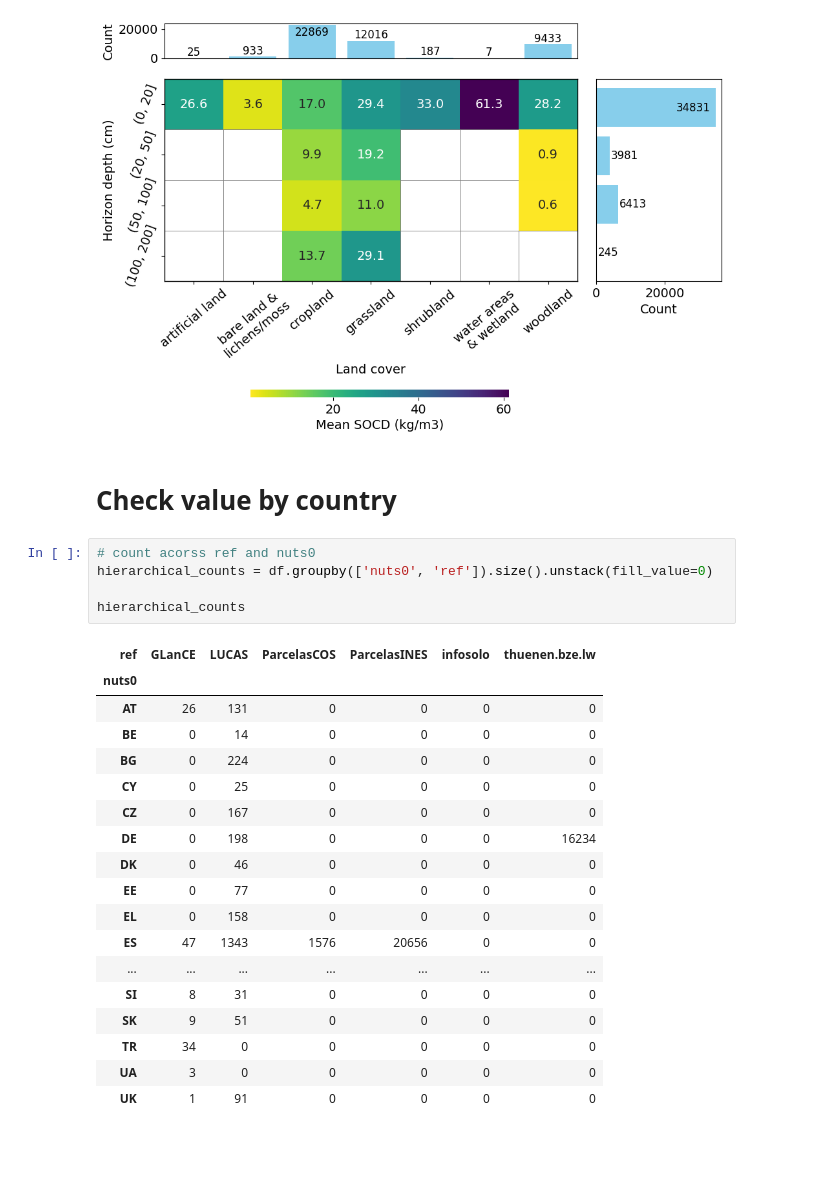
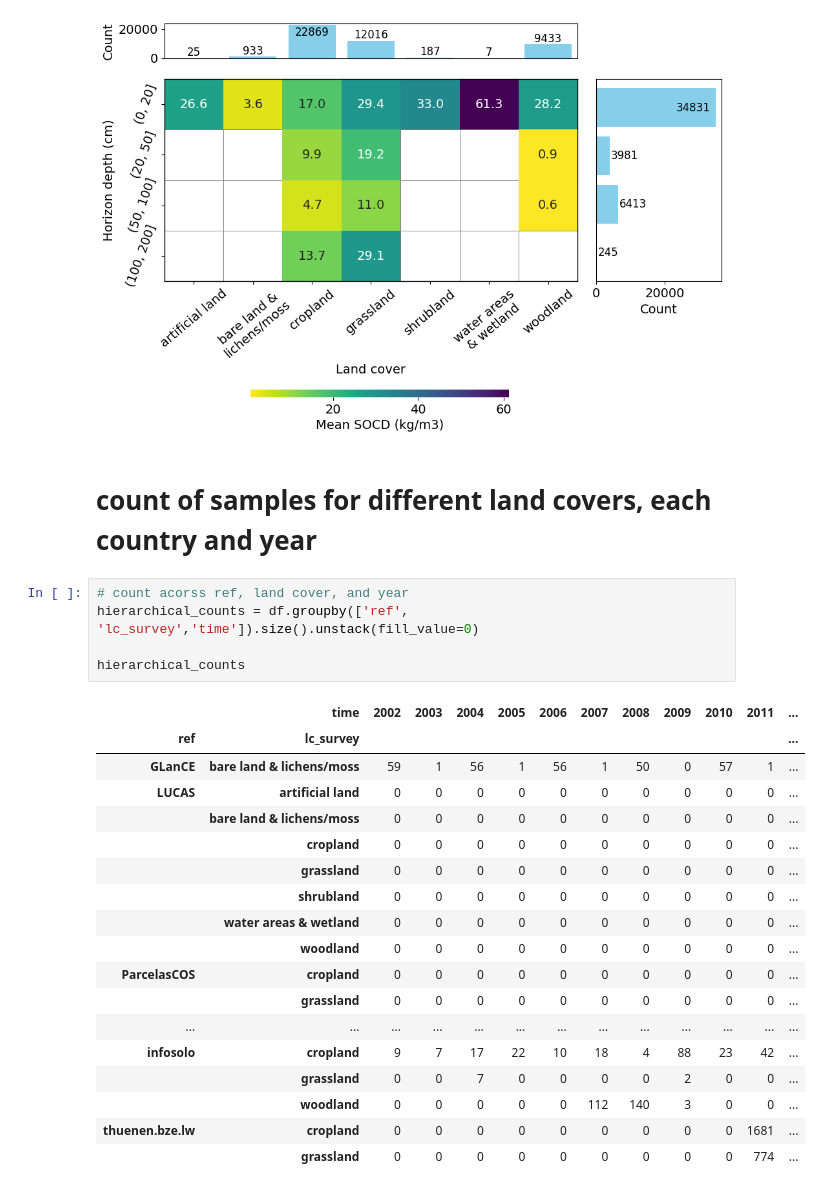
Before and after one commit to AI4SoilHealth/SoilHealthDataCube, a Jupyter notebook: SOCD_map/003_data_check.plot.ipynb, the cells around one changed output. Drawn from its saved outputs; the diff is of its cells as text; blank space fills up the shorter version.

```diff
--- a/SOCD_map/003_data_check.plot.ipynb
+++ b/SOCD_map/003_data_check.plot.ipynb
@@ -288,28 +350,28 @@ plt.show()
 # %% [output]
 [figure]
 # %% [markdown]
-# Check value by country
+# count of samples for different land covers, each country and year
 # %%
-# count acorss ref and nuts0
-hierarchical_counts = df.groupby(['nuts0', 'ref']).size().unstack(fill_value=0)
+# count acorss ref, land cover, and year
+hierarchical_counts = df.groupby(['ref', 'lc_survey','time']).size().unstack(fill_value=0)
 
 hierarchical_counts
 # %% [output]
-| ref | GLanCE | LUCAS | ParcelasCOS | ParcelasINES | infosolo | thuenen.bze.lw |
-| nuts0 |  |  |  |  |  |  |
-| AT | 26 | 131 | 0 | 0 | 0 | 0 |
-| BE | 0 | 14 | 0 | 0 | 0 | 0 |
-| BG | 0 | 224 | 0 | 0 | 0 | 0 |
-| CY | 0 | 25 | 0 | 0 | 0 | 0 |
-| CZ | 0 | 167 | 0 | 0 | 0 | 0 |
-| DE | 0 | 198 | 0 | 0 | 0 | 16234 |
-| DK | 0 | 46 | 0 | 0 | 0 | 0 |
-| EE | 0 | 77 | 0 | 0 | 0 | 0 |
-| EL | 0 | 158 | 0 | 0 | 0 | 0 |
-| ES | 47 | 1343 | 1576 | 20656 | 0 | 0 |
-| ... | ... | ... | ... | ... | ... | ... |
-| SI | 8 | 31 | 0 | 0 | 0 | 0 |
-| SK | 9 | 51 | 0 | 0 | 0 | 0 |
-| TR | 34 | 0 | 0 | 0 | 0 | 0 |
-| UA | 3 | 0 | 0 | 0 | 0 | 0 |
-| UK | 1 | 91 | 0 | 0 | 0 | 0 |
+|  | time | 2002 | 2003 | 2004 | 2005 | 2006 | 2007 | 2008 | 2009 | 2010 | 2011 | ... |
+| ref | lc_survey |  |  |  |  |  |  |  |  |  |  | ... |
+| GLanCE | bare land & lichens/moss | 59 | 1 | 56 | 1 | 56 | 1 | 50 | 0 | 57 | 1 | ... |
+| LUCAS | artificial land | 0 | 0 | 0 | 0 | 0 | 0 | 0 | 0 | 0 | 0 | ... |
+|  | bare land & lichens/moss | 0 | 0 | 0 | 0 | 0 | 0 | 0 | 0 | 0 | 0 | ... |
+|  | cropland | 0 | 0 | 0 | 0 | 0 | 0 | 0 | 0 | 0 | 0 | ... |
+|  | grassland | 0 | 0 | 0 | 0 | 0 | 0 | 0 | 0 | 0 | 0 | ... |
+|  | shrubland | 0 | 0 | 0 | 0 | 0 | 0 | 0 | 0 | 0 | 0 | ... |
+|  | water areas & wetland | 0 | 0 | 0 | 0 | 0 | 0 | 0 | 0 | 0 | 0 | ... |
+|  | woodland | 0 | 0 | 0 | 0 | 0 | 0 | 0 | 0 | 0 | 0 | ... |
+| ParcelasCOS | cropland | 0 | 0 | 0 | 0 | 0 | 0 | 0 | 0 | 0 | 0 | ... |
+|  | grassland | 0 | 0 | 0 | 0 | 0 | 0 | 0 | 0 | 0 | 0 | ... |
+| ... | ... | ... | ... | ... | ... | ... | ... | ... | ... | ... | ... | ... |
+| infosolo | cropland | 9 | 7 | 17 | 22 | 10 | 18 | 4 | 88 | 23 | 42 | ... |
+|  | grassland | 0 | 0 | 7 | 0 | 0 | 0 | 0 | 2 | 0 | 0 | ... |
+|  | woodland | 0 | 0 | 0 | 0 | 0 | 112 | 140 | 3 | 0 | 0 | ... |
+| thuenen.bze.lw | cropland | 0 | 0 | 0 | 0 | 0 | 0 | 0 | 0 | 0 | 1681 | ... |
+|  | grassland | 0 | 0 | 0 | 0 | 0 | 0 | 0 | 0 | 0 | 774 | ... |
```
Also changed, not shown: parts of 5 cells of this notebook, 3 other files.
